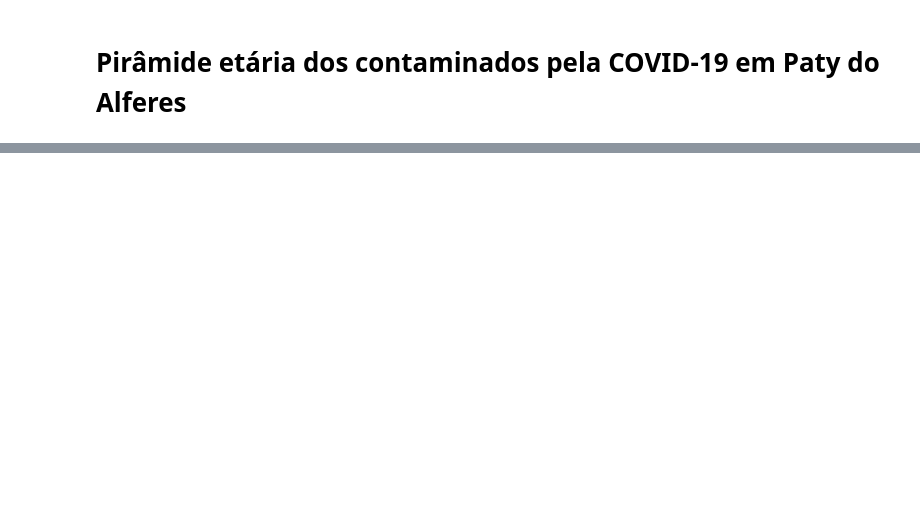
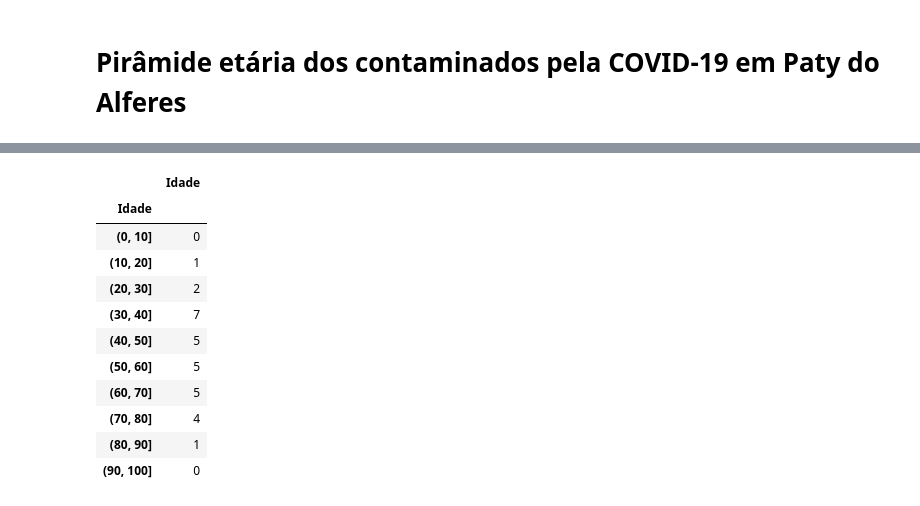
Before and after one commit to fpgdesa/CovidDashboard, a Jupyter notebook: dashboard/Notebook/Dados_Paty.ipynb, the cells around one changed output, grey strips where cells are left out. Drawn from its saved outputs; the diff is of its cells as text; code cells hidden in the pictures; blank space fills up the shorter version.

```diff
--- a/dashboard/Notebook/Dados_Paty.ipynb
+++ b/dashboard/Notebook/Dados_Paty.ipynb
@@ -217,0 +280,15 @@ men_with_dogs_bins = np.array([0, 1, 300, 273, 256, 211, 201, 170, 145, 43])
+# %%
+homens_contaminadas_paty_cons
+# %% [output]
+|  | Idade |
+| Idade |  |
+| (0, 10] | 0 |
+| (10, 20] | 1 |
+| (20, 30] | 2 |
+| (30, 40] | 7 |
+| (40, 50] | 5 |
+| (50, 60] | 5 |
+| (60, 70] | 5 |
+| (70, 80] | 4 |
+| (80, 90] | 1 |
+| (90, 100] | 0 |
```
Also changed, not shown: parts of 18 cells of this notebook, 4 other files.
